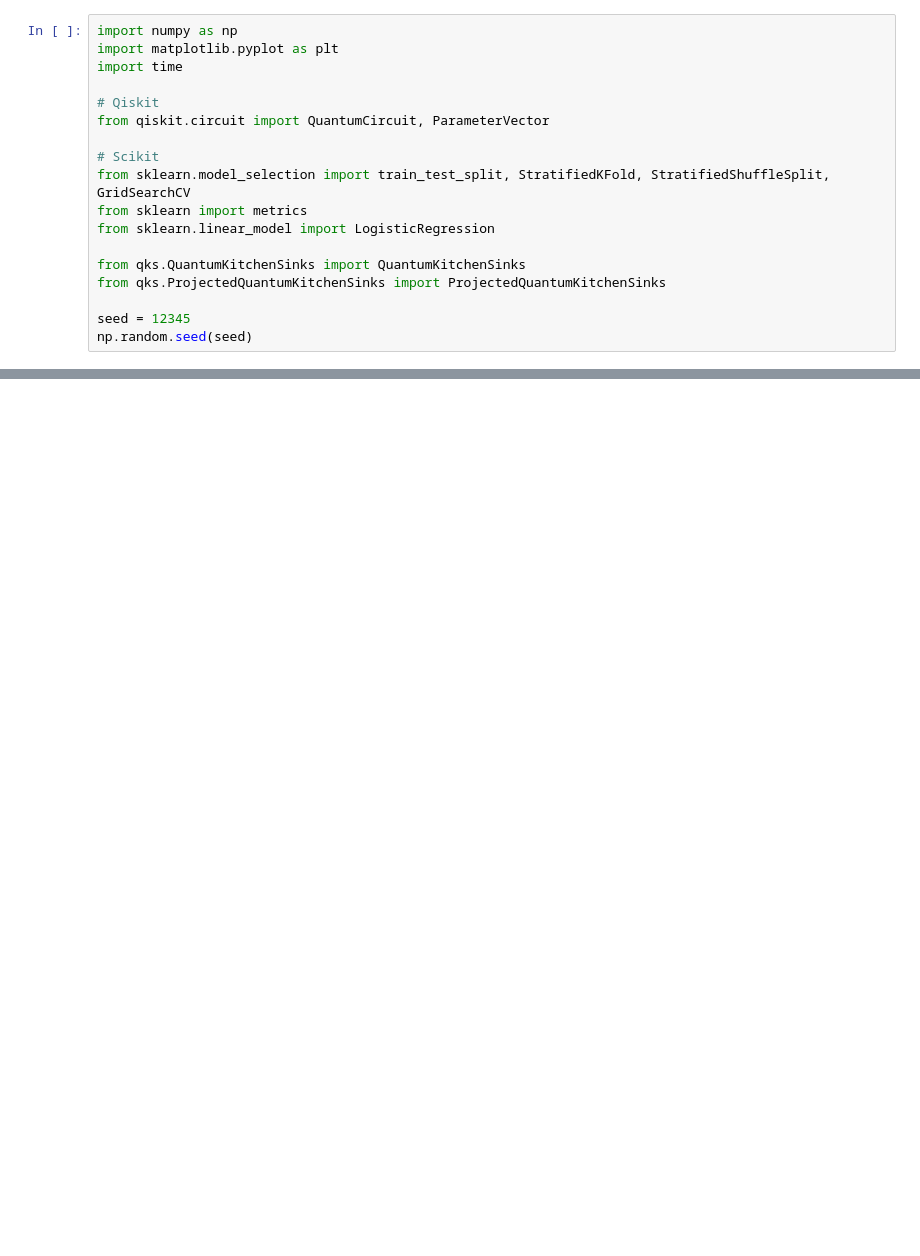
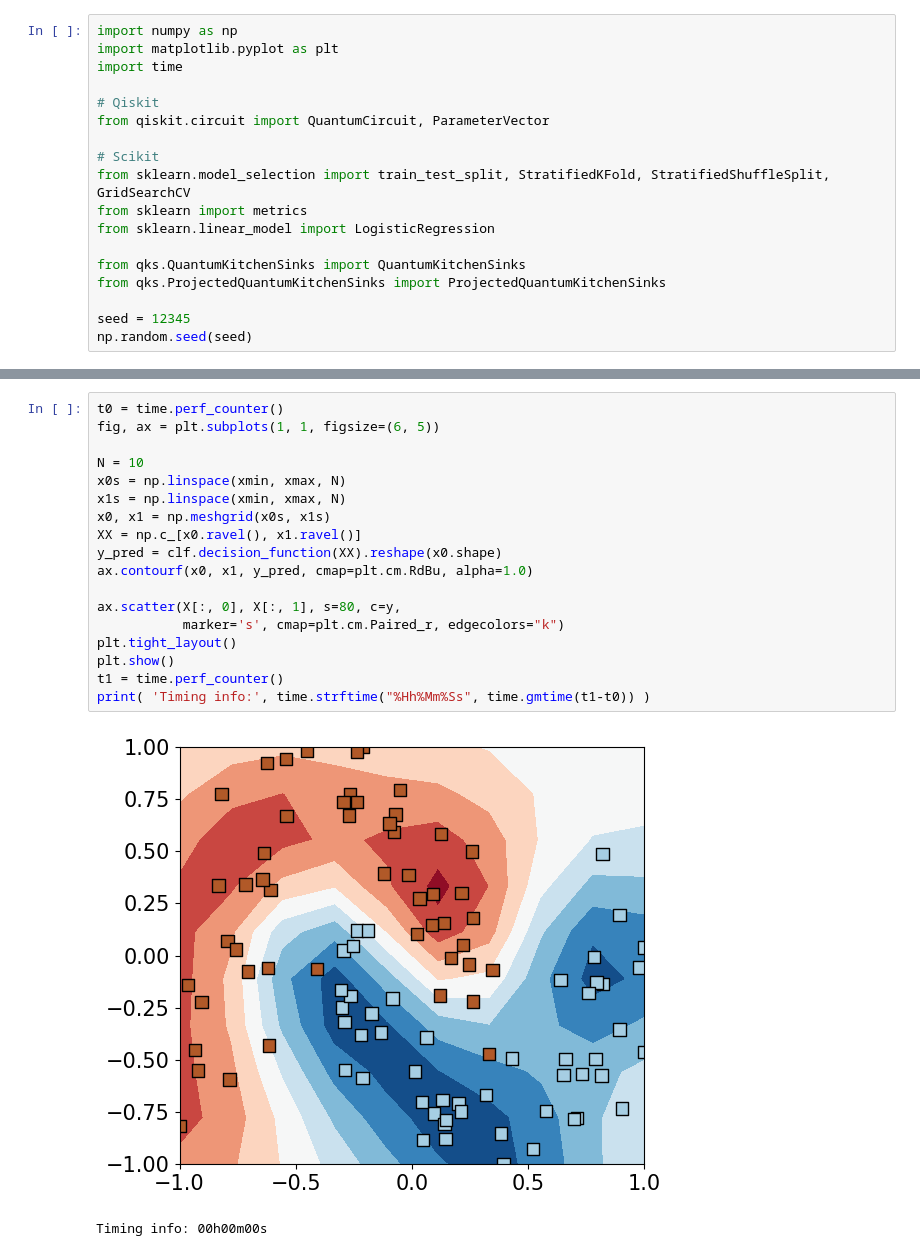
Before and after one commit to DmitriiNabok/QuantumKitchenSinks, a Jupyter notebook: tutorials/qks-moons.ipynb, the cells around one changed output, grey strips where cells are left out. Saved outputs shown, nothing was run; the diff lists cells and outputs as text; blank space fills up the shorter version.

```diff
--- a/tutorials/qks-moons.ipynb
+++ b/tutorials/qks-moons.ipynb
@@ -59,0 +106,21 @@ plt.show()
+# %%
+t0 = time.perf_counter()
+fig, ax = plt.subplots(1, 1, figsize=(6, 5))
+
+N = 10
+x0s = np.linspace(xmin, xmax, N)
+x1s = np.linspace(xmin, xmax, N)
+x0, x1 = np.meshgrid(x0s, x1s)
+XX = np.c_[x0.ravel(), x1.ravel()]
+y_pred = clf.decision_function(XX).reshape(x0.shape)
+ax.contourf(x0, x1, y_pred, cmap=plt.cm.RdBu, alpha=1.0)
+
+ax.scatter(X[:, 0], X[:, 1], s=80, c=y,
+           marker='s', cmap=plt.cm.Paired_r, edgecolors="k")
+plt.tight_layout()
+plt.show()
+t1 = time.perf_counter()
+print( 'Timing info:', time.strftime("%Hh%Mm%Ss", time.gmtime(t1-t0)) )
+# %% [output]
+[figure, added]
+Timing info: 00h00m00s
```
Also changed, not shown: parts of 15 cells of this notebook, 3 other files.
